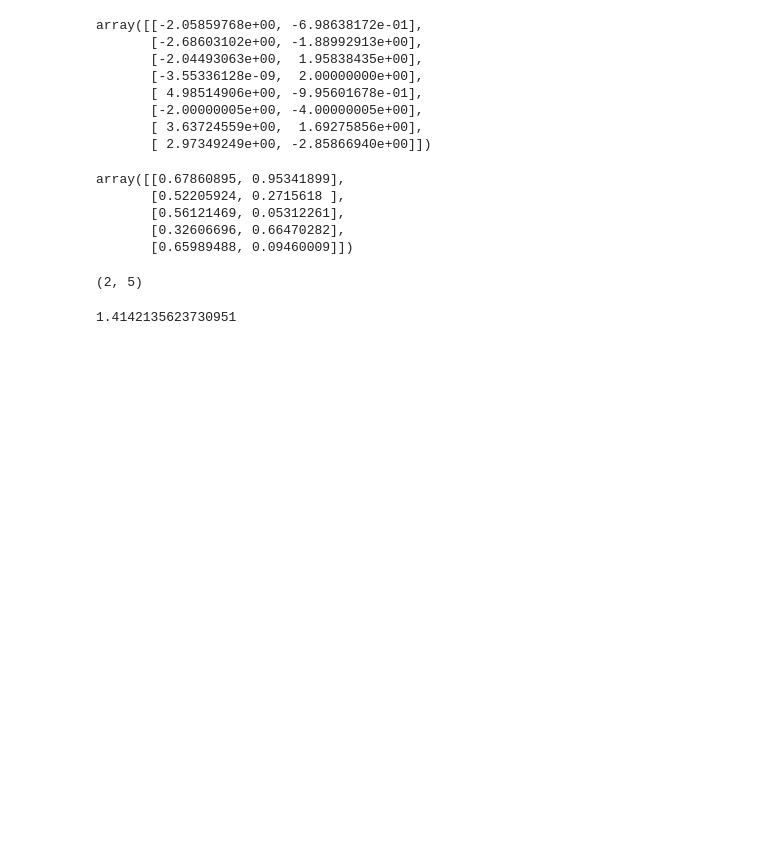
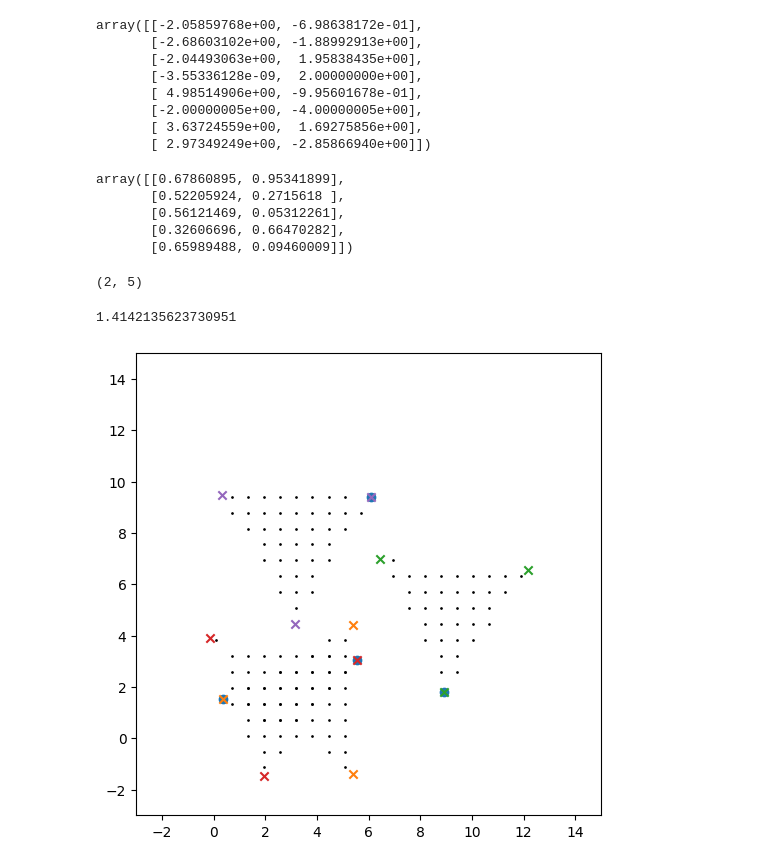
Before and after one commit to viktorvesely/TaC, a Jupyter notebook: simulation/explore.ipynb, the cells around one changed output. Drawn from its saved outputs; the diff is of its cells as text; code cells hidden in the pictures; blank space fills up the shorter version.

Commit message:
Vision in C (buggy)

```diff
--- a/simulation/explore.ipynb
+++ b/simulation/explore.ipynb
@@ -276,3 +276,85 @@ p = {'x': 3, 'y': 3}
 print(distance(rect, p))  # Output will be the distance
 # %% [output]
 1.4142135623730951
+# %%
+import numpy as np
+N = 4
+
+agent_position = np.random.random((N, 2)) * 10
+agent_angle = np.random.random(N) * 2 * np.pi
+fov_alpha = np.pi / 3
+vision_length = 5
+vision_spread = np.tan(fov_alpha / 2) * vision_length
+triangle_area = (vision_length * vision_spread * 2) / 2
+in_triangle_formula_term = (1 / (triangle_area * 2))
+# %%
+from matplotlib import pyplot as plt
+
+
+def in_triangle(triangle: np.ndarray, points: np.ndarray) -> np.ndarray:
+        # https://stackoverflow.com/a/14382692/7020366
+
+        p0, p1, p2 = triangle
+        px, py = points.T
+        p0x, p0y = p0
+        p1x, p1y = p1
+        p2x, p2y = p2
+
+        s = in_triangle_formula_term * (p0y * p2x - p0x * p2y + (p2y - p0y) * px + (p0x - p2x) * py)
+        t = in_triangle_formula_term * (p0x * p1y - p0y * p1x + (p0y - p1y) * px + (p1x - p0x) * py)
+
+        return (s > 0) & (t > 0) & ((1 - s - t) > 0)
+
+def generate_triangles() -> np.ndarray:
+
+        pos = agent_position
+
+        triangles = np.empty((3, pos.shape[0], 2))
+        triangles[0, :, :] = pos
+
+        heading = np.empty_like(pos)
+        heading[:, 0] = np.cos(agent_angle)
+        heading[:, 1] = np.sin(agent_angle)
+
+        orthogonal = np.empty_like(heading)
+        orthogonal[:, 0] = heading[:, 1]
+        orthogonal[:, 1] = -heading[:, 0]
+        orthogonal = orthogonal * vision_spread
+
+        heading_end = pos + heading * vision_length
+
+        triangles[1, :, :] = heading_end + orthogonal
+        triangles[2, :, :] = heading_end - orthogonal
+
+        return triangles
+
+def generate_uniform_2d_grid(m, n):
+    # Create evenly spaced points between 0 and 1 in both dimensions
+    x = np.linspace(0, 1, n)
+    y = np.linspace(0, 1, m)
+
+    # Create a meshgrid from these points
+    X, Y = np.meshgrid(x, y)
+
+    # Stack and reshape the grid points into a (m*n, 2) array
+    points = np.vstack([X.ravel(), Y.ravel()]).T
+
+    return points
+
+triangles = generate_triangles()
+test_points = generate_uniform_2d_grid(30, 30) * 18 - 3
+
+
+fig, ax = plt.subplots(figsize=(6, 6))
+ax.scatter(*agent_position.T)
+ax.set_xlim([-3, 15])
+ax.set_ylim([-3, 15])
+# ax.scatter(*test_points.T, color="black", s=0.9)
+for i_agent in range(triangles.shape[1]):
+        ...
+        ax.scatter(*triangles[:, i_agent, :].T, marker="x")
+        test_in_vision = in_triangle(triangles[:, i_agent, :], test_points)
+        in_vision_points = test_points[test_in_vision]
+        ax.scatter(*in_vision_points.T, color="black", s=0.9)
+# %% [output]
+[figure, added]
```
Also changed, not shown: 15 other files.
